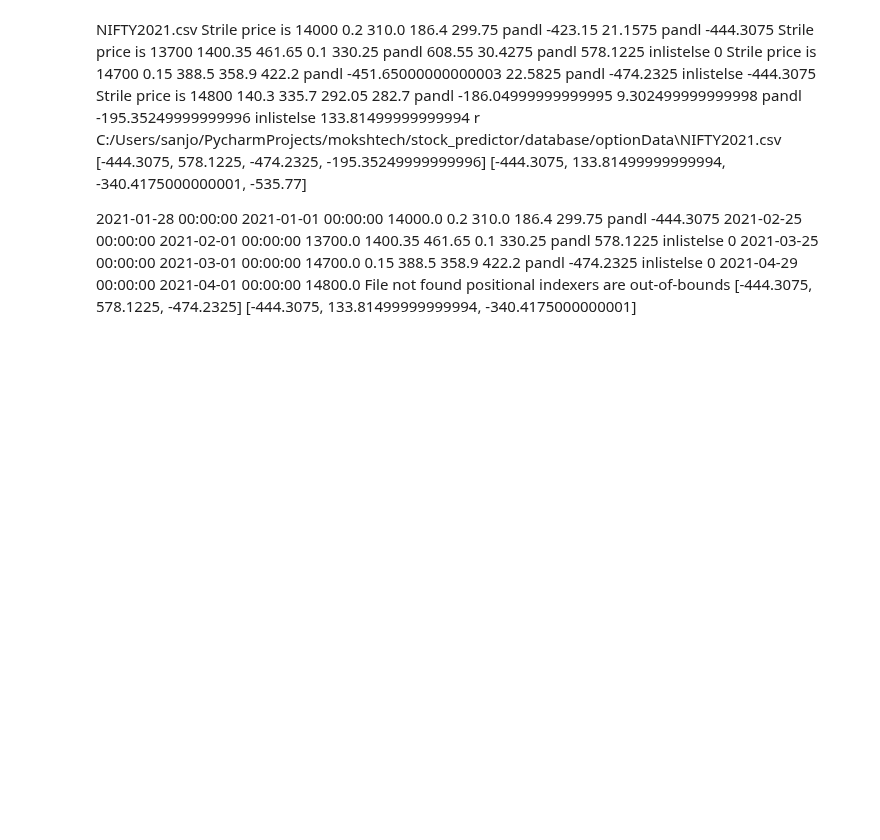
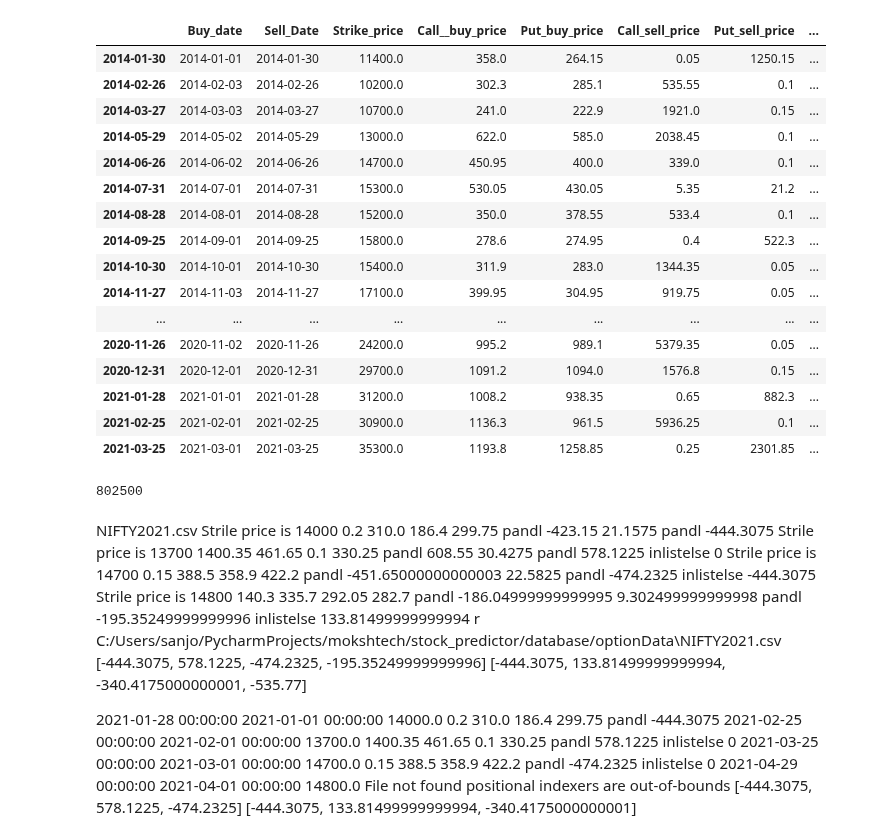
Before and after one commit to SanjotRaibagkar/mokshtech, a Jupyter notebook: stock_predictor/optionvaluecalculation/strategies/monthlyoptionbuying.ipynb, the cells around one changed output. Cells and saved outputs as stored; diff of their text form; code cells hidden in the pictures; blank space fills up the shorter version.

```diff
--- a/stock_predictor/optionvaluecalculation/strategies/monthlyoptionbuying.ipynb
+++ b/stock_predictor/optionvaluecalculation/strategies/monthlyoptionbuying.ipynb
@@ -1,15 +0,0 @@
-# %%
-import pandas as pd
-import numpy as np
-import nsepy
-import os
-from datetime import datetime ,date,timedelta
-import datetime
-from dateutil.relativedelta import *
-import matplotlib.pyplot as plt
-import seaborn as sns
-
-pd.set_option('display.max_rows', 300)
-pd.set_option('display.max_columns', 15)
-pd.set_option('display.width', 1000)
-%matplotlib inline
@@ -343,0 +267,15 @@ inlistelse  0
+# %%
+amount = 400000
+month_profit_loss.shape
+month_profit_loss["amount_to_invest"] = amount
+month_profit_loss["Option_buy_contracts"] = (month_profit_loss["amount_to_invest"]/(( month_profit_loss["Call__buy_price"]+month_profit_loss["Put_buy_price"]))).astype(int)
+month_profit_loss["Total_PandL_for_all_contracts"] =month_profit_loss["Total_PandL"]*month_profit_loss["Option_buy_contracts"]
+print(month_profit_loss["Total_PandL_for_all_contracts"].sum().astype(float))
+result =cagr(amount,month_profit_loss["Total_PandL_for_all_contracts"].sum().astype(float),4)
+print("{:.2%}".format(result))
+month_profit_loss['Year_month'] = pd.to_datetime(month_profit_loss['Sell_Date']).dt.strftime('%Y')
+
+month_profit_loss.groupby('Year_month').agg({"Total_PandL_for_all_contracts": [min,max,sum],
+                                            "Call_PandL": [min,max],
+                                            "Put_PandL": [min,max],
+                                             })
@@ -344,3 +296,28 @@ inlistelse  0
+# %%
+   month_profit_loss
+# %% [output]
+|  | Buy_date | Sell_Date | Strike_price | Call__buy_price | Put_buy_price | Call_sell_price | Put_sell_price | ... |
+| 2014-01-30 | 2014-01-01 | 2014-01-30 | 11400.0 | 358.0 | 264.15 | 0.05 | 1250.15 | ... |
+| 2014-02-26 | 2014-02-03 | 2014-02-26 | 10200.0 | 302.3 | 285.1 | 535.55 | 0.1 | ... |
+| 2014-03-27 | 2014-03-03 | 2014-03-27 | 10700.0 | 241.0 | 222.9 | 1921.0 | 0.15 | ... |
+| 2014-05-29 | 2014-05-02 | 2014-05-29 | 13000.0 | 622.0 | 585.0 | 2038.45 | 0.1 | ... |
+| 2014-06-26 | 2014-06-02 | 2014-06-26 | 14700.0 | 450.95 | 400.0 | 339.0 | 0.1 | ... |
+| 2014-07-31 | 2014-07-01 | 2014-07-31 | 15300.0 | 530.05 | 430.05 | 5.35 | 21.2 | ... |
+| 2014-08-28 | 2014-08-01 | 2014-08-28 | 15200.0 | 350.0 | 378.55 | 533.4 | 0.1 | ... |
+| 2014-09-25 | 2014-09-01 | 2014-09-25 | 15800.0 | 278.6 | 274.95 | 0.4 | 522.3 | ... |
+| 2014-10-30 | 2014-10-01 | 2014-10-30 | 15400.0 | 311.9 | 283.0 | 1344.35 | 0.05 | ... |
+| 2014-11-27 | 2014-11-03 | 2014-11-27 | 17100.0 | 399.95 | 304.95 | 919.75 | 0.05 | ... |
+| ... | ... | ... | ... | ... | ... | ... | ... | ... |
+| 2020-11-26 | 2020-11-02 | 2020-11-26 | 24200.0 | 995.2 | 989.1 | 5379.35 | 0.05 | ... |
+| 2020-12-31 | 2020-12-01 | 2020-12-31 | 29700.0 | 1091.2 | 1094.0 | 1576.8 | 0.15 | ... |
+| 2021-01-28 | 2021-01-01 | 2021-01-28 | 31200.0 | 1008.2 | 938.35 | 0.65 | 882.3 | ... |
+| 2021-02-25 | 2021-02-01 | 2021-02-25 | 30900.0 | 1136.3 | 961.5 | 5936.25 | 0.1 | ... |
+| 2021-03-25 | 2021-03-01 | 2021-03-25 | 35300.0 | 1193.8 | 1258.85 | 0.25 | 2301.85 | ... |
+# %%
+642*358+264*642
+1250*642
+# %% [output]
+802500
 # %% [markdown]
 
 NIFTY2021.csv
```
Also changed, not shown: parts of 9 cells of this notebook, 2 other files.
